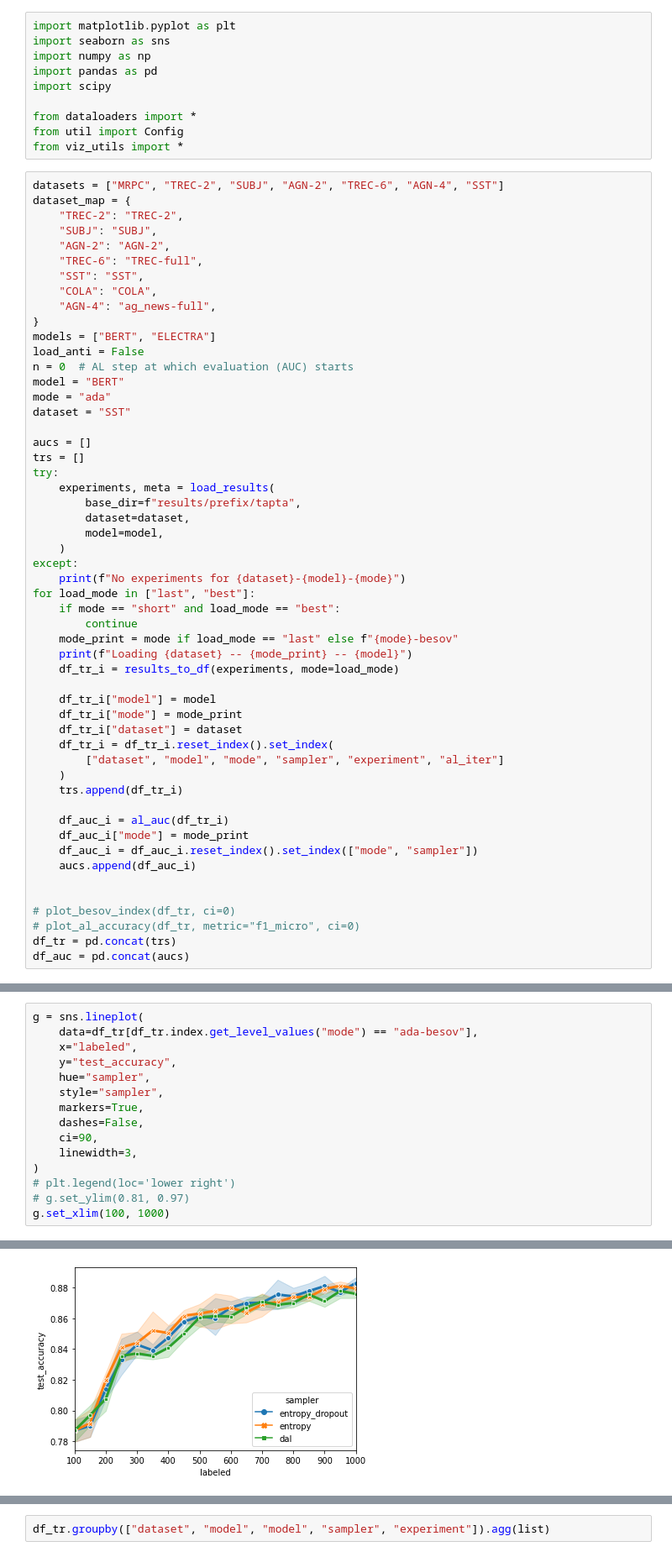
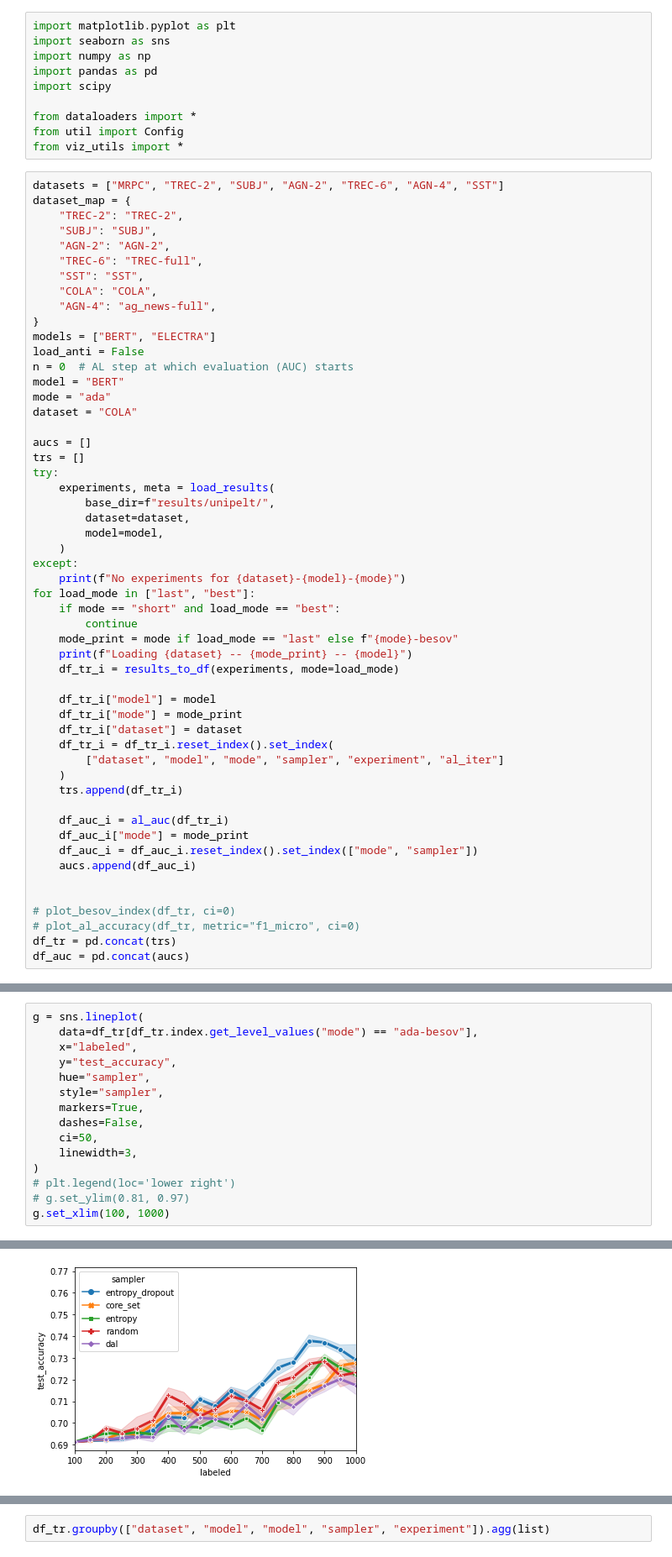
Before and after one commit to josipjukic/adapter-al, a Jupyter notebook: tinkering.ipynb, the cells around one changed output, grey strips where cells are left out. Shown at 84% size. Drawn from its saved outputs; the diff is of its cells as text.

```diff
--- a/tinkering.ipynb
+++ b/tinkering.ipynb
@@ -24,13 +24,13 @@ load_anti = False
 n = 0  # AL step at which evaluation (AUC) starts
 model = "BERT"
 mode = "ada"
-dataset = "SST"
+dataset = "COLA"
 
 aucs = []
 trs = []
 try:
     experiments, meta = load_results(
-        base_dir=f"results/prefix/tapta",
+        base_dir=f"results/unipelt/",
         dataset=dataset,
         model=model,
     )
@@ -68,21 +68,21 @@ Loading SST -- ada-besov -- BERT
 # %%
 g = sns.lineplot(
     data=df_tr[df_tr.index.get_level_values("mode") == "ada-besov"],
     x="labeled",
     y="test_accuracy",
     hue="sampler",
     style="sampler",
     markers=True,
     dashes=False,
-    ci=90,
+    ci=50,
     linewidth=3,
 )
 # plt.legend(loc='lower right')
 # g.set_ylim(0.81, 0.97)
 g.set_xlim(100, 1000)
 # %% [output]
 (100.0, 1000.0)
-[figure, old version]
+[figure, new version]
 # %%
 g = sns.lineplot(
     data=df_tr[df_tr.index.get_level_values("mode") == "ada-besov"],
```
Also changed, not shown: parts of 5 cells of this notebook, 2 other files.
